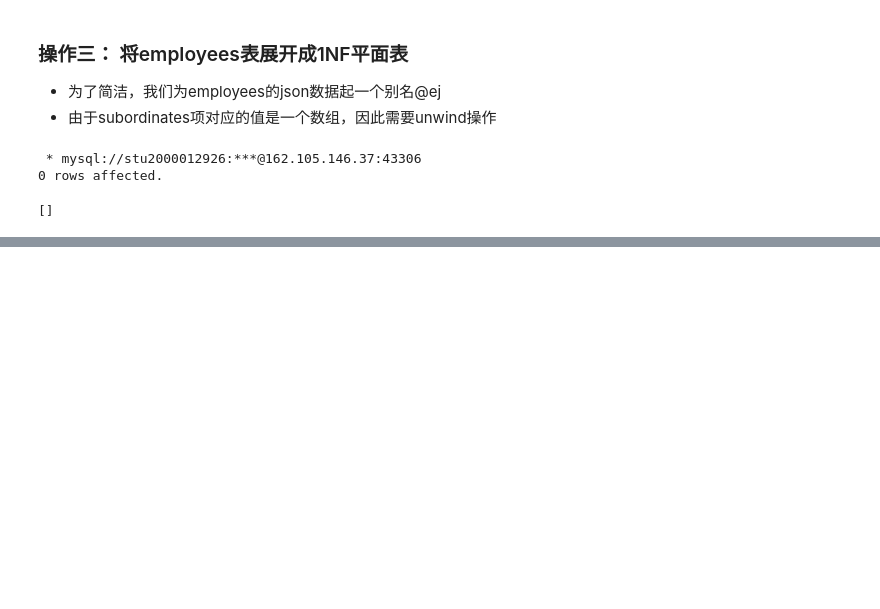
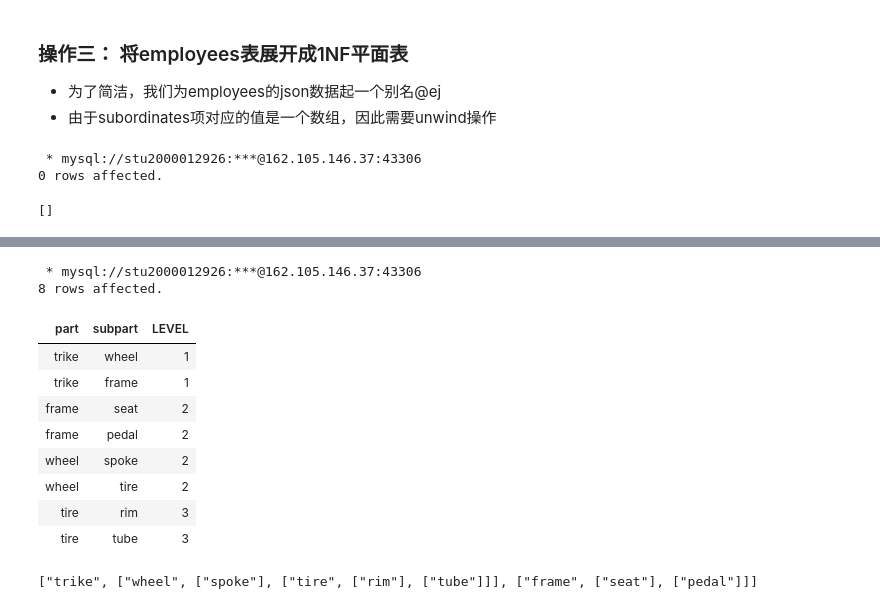
Before and after one commit to c-x-b/DataBaseProj3, a Jupyter notebook: Project3.ipynb, the cells around one changed output, grey strips where cells are left out. Drawn from its saved outputs; the diff is of its cells as text; code cells hidden in the pictures; blank space fills up the shorter version.

```diff
--- a/Project3.ipynb
+++ b/Project3.ipynb
@@ -733,0 +775,37 @@ json_table
+# %%
+%%sql
+WITH RECURSIVE Components (part, subpart, LEVEL) AS (
+    SELECT
+        part,
+        subpart,
+        1
+    FROM
+        Assembly
+    WHERE
+        part = 'trike'
+    UNION
+    ALL
+    SELECT
+        a.part,
+        a.subpart,
+        Components.level + 1
+    FROM
+        Assembly a
+        INNER JOIN Components ON a.part = Components.subpart
+)
+SELECT
+    *
+FROM
+    Components;
+# %% [output]
+ * mysql://stu2000012926:***@162.105.146.37:43306
+8 rows affected.
+| part | subpart | LEVEL |
+| trike | wheel | 1 |
+| trike | frame | 1 |
+| frame | seat | 2 |
+| frame | pedal | 2 |
+| wheel | spoke | 2 |
+| wheel | tire | 2 |
+| tire | rim | 3 |
+| tire | tube | 3 |
@@ -733,0 +839,7 @@ json_table
+# %%
+import json
+
+json_data = json.dumps(tree)
+print(json_data)
+# %% [output]
+["trike", ["wheel", ["spoke"], ["tire", ["rim"], ["tube"]]], ["frame", ["seat"], ["pedal"]]]
```
Also changed, not shown: parts of 5 cells of this notebook, 1 other file.
